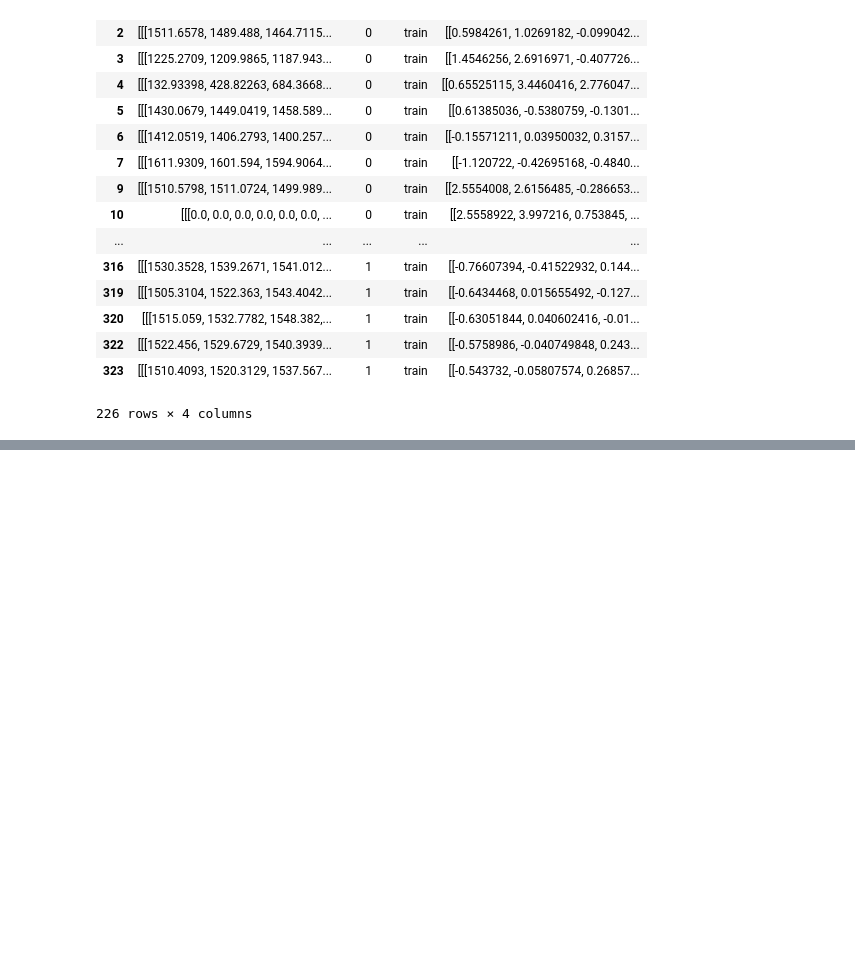
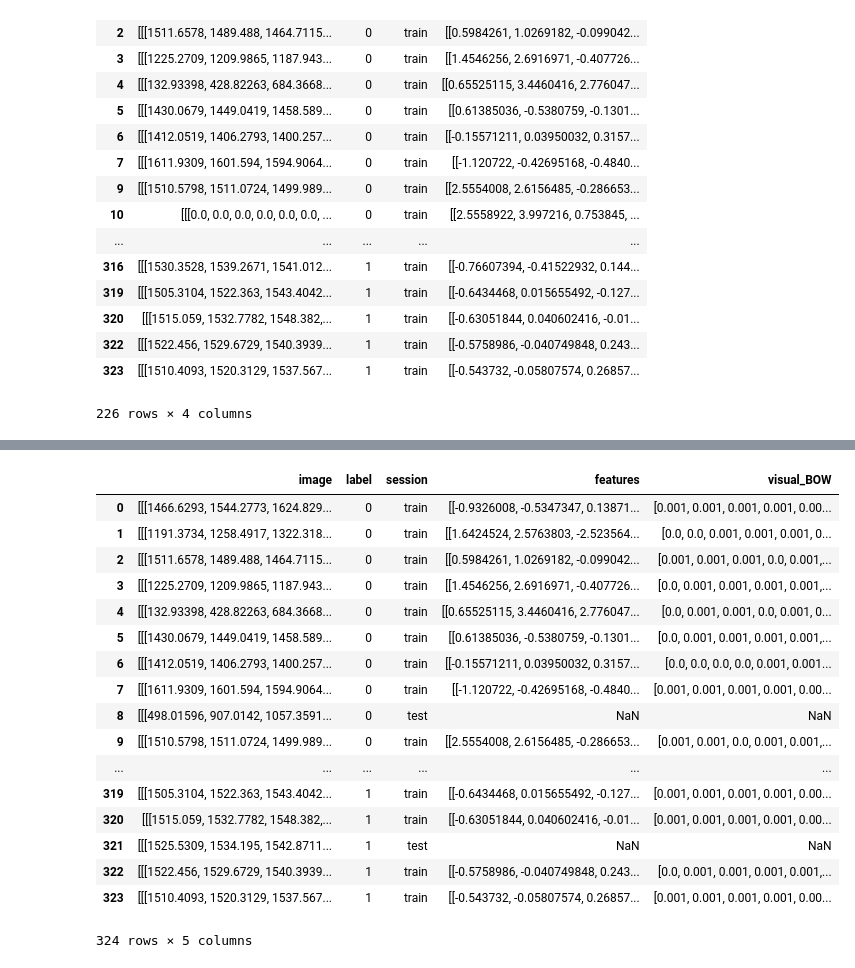
Before and after one commit to ZAKAUDD/pfca, a Jupyter notebook: ssl-postprocessing.ipynb, the cells around one changed output, grey strips where cells are left out. Drawn from its saved outputs; the diff is of its cells as text; code cells hidden in the pictures; blank space fills up the shorter version.

Commit message:
Visual BOW Implementation Done

```diff
--- a/ssl-postprocessing.ipynb
+++ b/ssl-postprocessing.ipynb
@@ -1338,0 +1310,21 @@ for i in range(len()):
+# %%
+datas
+# %% [output]
+|  | image | label | session | features | visual_BOW |
+| 0 | [[[1466.6293, 1544.2773, 1624.829... | 0 | train | [[-0.9326008, -0.5347347, 0.13871... | [0.001, 0.001, 0.001, 0.001, 0.00... |
+| 1 | [[[1191.3734, 1258.4917, 1322.318... | 0 | train | [[1.6424524, 2.5763803, -2.523564... | [0.0, 0.0, 0.001, 0.001, 0.001, 0... |
+| 2 | [[[1511.6578, 1489.488, 1464.7115... | 0 | train | [[0.5984261, 1.0269182, -0.099042... | [0.001, 0.001, 0.001, 0.0, 0.001,... |
+| 3 | [[[1225.2709, 1209.9865, 1187.943... | 0 | train | [[1.4546256, 2.6916971, -0.407726... | [0.0, 0.001, 0.001, 0.001, 0.001,... |
+| 4 | [[[132.93398, 428.82263, 684.3668... | 0 | train | [[0.65525115, 3.4460416, 2.776047... | [0.0, 0.001, 0.001, 0.0, 0.001, 0... |
+| 5 | [[[1430.0679, 1449.0419, 1458.589... | 0 | train | [[0.61385036, -0.5380759, -0.1301... | [0.0, 0.001, 0.001, 0.001, 0.001,... |
+| 6 | [[[1412.0519, 1406.2793, 1400.257... | 0 | train | [[-0.15571211, 0.03950032, 0.3157... | [0.0, 0.0, 0.0, 0.0, 0.001, 0.001... |
+| 7 | [[[1611.9309, 1601.594, 1594.9064... | 0 | train | [[-1.120722, -0.42695168, -0.4840... | [0.001, 0.001, 0.001, 0.001, 0.00... |
+| 8 | [[[498.01596, 907.0142, 1057.3591... | 0 | test | NaN | NaN |
+| 9 | [[[1510.5798, 1511.0724, 1499.989... | 0 | train | [[2.5554008, 2.6156485, -0.286653... | [0.001, 0.001, 0.0, 0.001, 0.001,... |
+| ... | ... | ... | ... | ... | ... |
+| 319 | [[[1505.3104, 1522.363, 1543.4042... | 1 | train | [[-0.6434468, 0.015655492, -0.127... | [0.001, 0.001, 0.001, 0.001, 0.00... |
+| 320 | [[[1515.059, 1532.7782, 1548.382,... | 1 | train | [[-0.63051844, 0.040602416, -0.01... | [0.001, 0.001, 0.001, 0.001, 0.00... |
+| 321 | [[[1525.5309, 1534.195, 1542.8711... | 1 | test | NaN | NaN |
+| 322 | [[[1522.456, 1529.6729, 1540.3939... | 1 | train | [[-0.5758986, -0.040749848, 0.243... | [0.0, 0.001, 0.001, 0.001, 0.001,... |
+| 323 | [[[1510.4093, 1520.3129, 1537.567... | 1 | train | [[-0.543732, -0.05807574, 0.26857... | [0.001, 0.001, 0.001, 0.001, 0.00... |
+324 rows × 5 columns
```
Also changed, not shown: parts of 27 cells of this notebook.
